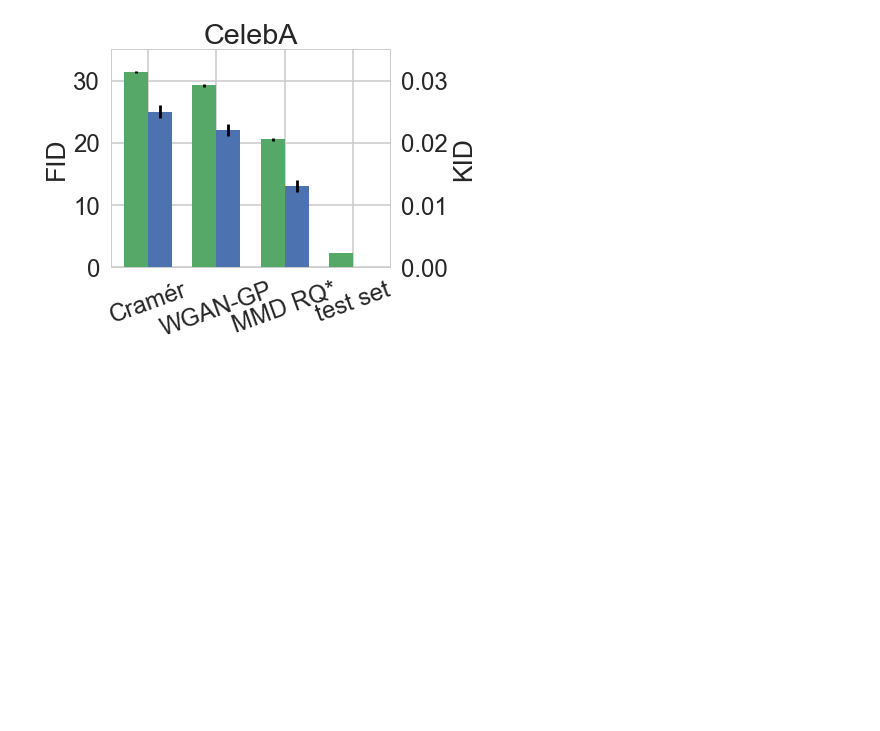
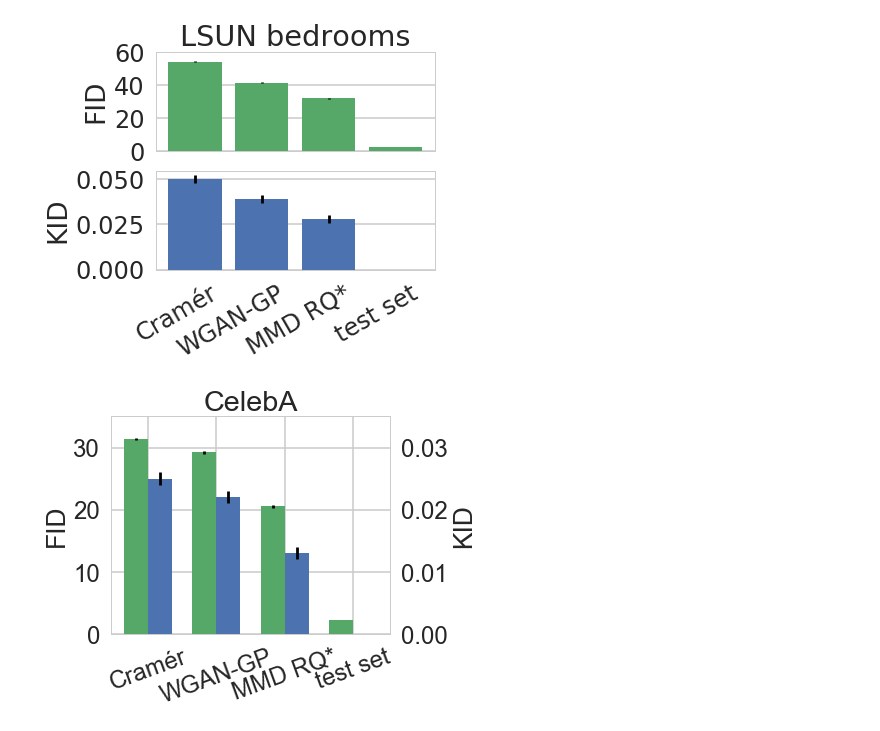
Before and after one commit to fagan2888/mmd-gans-poster, a Jupyter notebook: notebooks/score-bars.ipynb, the cells around one changed output. Drawn from its saved outputs; the diff is of its cells as text; code cells hidden in the pictures; blank space fills up the shorter version.

```diff
--- a/notebooks/score-bars.ipynb
+++ b/notebooks/score-bars.ipynb
@@ -26,3 +48,26 @@ width = .35
+# %%
+fig, (ax, ax2) = plt.subplots(2, 1, sharex=True, figsize=(5, 4))
+
+ax .bar(inds, lsun_FIDs, yerr=lsun_FID_stds, color=c1)
+ax2.bar(inds, lsun_KIDs, yerr=lsun_KID_stds, color=c2)
+ax.set_ylabel('FID')
+ax2.set_ylabel('KID')
+ax.set_xticks(inds + width/2)
+ax2.set_xticklabels(names, rotation=30, ha='right')
+
+ax.set_yticks([0, 20, 40, 60])
+ax.set_ylim(0, 60)
+# ax2.set_ylim(0, .035)
+ax2.set_yticks([0, .025, .05])
+
+ax.grid(axis='x')
+ax2.grid(axis='x')
+
+
+ax.set_title('LSUN bedrooms')
+fig.savefig('../figs/lsun-scores.pdf', bbox_inches='tight', pad_inches=0)
+# %% [output]
+[figure, added]
 # %%
 fig = plt.figure(figsize=(5, 4))
 ax = plt.gca()
```
Also changed, not shown: parts of 1 cell of this notebook, 2 other files.
